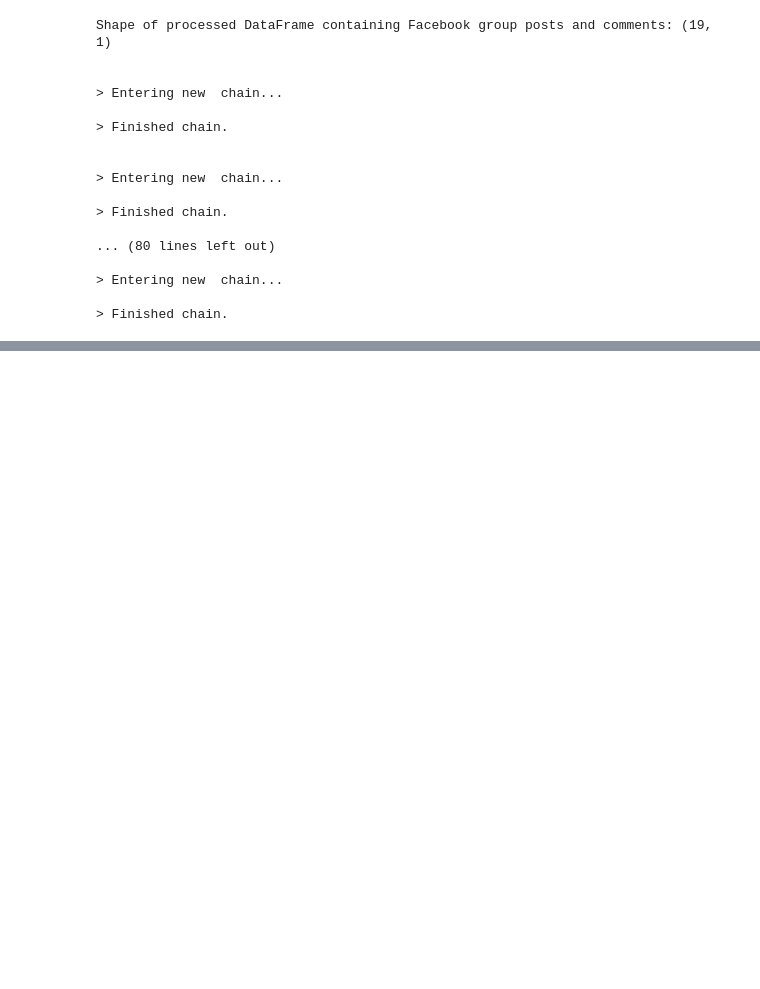
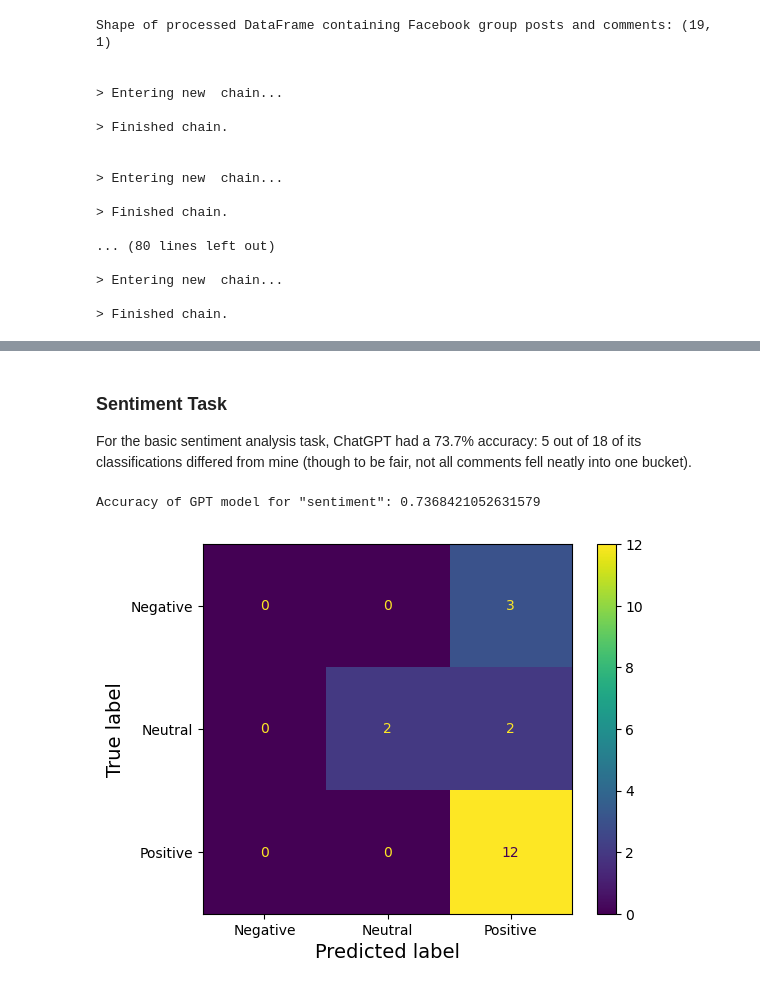
Before and after one commit to silvhua/ChatGPT-sentiment-analysis, a Jupyter notebook: notebooks/2023-07-04 portfolio notebook.ipynb, the cells around one changed output, grey strips where cells are left out. Drawn from its saved outputs; the diff is of its cells as text; code cells hidden in the pictures; blank space fills up the shorter version.

```diff
--- a/notebooks/2023-07-04 portfolio notebook.ipynb
+++ b/notebooks/2023-07-04 portfolio notebook.ipynb
@@ -504,0 +495,4 @@ create_df_from_response(response_dict[iteration_id])
+# %%
+
+results_dict = {iteration: create_df_from_response(response_dict[iteration])}
+results_dict[iteration]
@@ -504,0 +568,55 @@ create_df_from_response(response_dict[iteration_id])
+# %% [markdown]
+### Sentiment Task
+For the basic sentiment analysis task, ChatGPT had a 73.7% accuracy: 5 out of 18 of its classifications differed from mine (though to be fair, not all comments fell neatly into one bucket).
+# %%
+from sklearn.metrics import ConfusionMatrixDisplay
+from sklearn.metrics import accuracy_score
+import matplotlib.pyplot as plt
+
+def evaluate_GPT_results(results_df, GPT_label_column, human_labels):
+    """
+    Determine the accuracy of the GPT model by comparing its predictions to the human labels.
+
+    Parameters:
+        - results_df (pd.DataFrame): The dataframe containing the GPT predictions.
+        - GPT_label_column (str): The column name containing the GPT predictions.
+        - human_labels (pd.Series): The human labels.
+
+    Returns:
+        - accuracy (float): The accuracy of the GPT model.
+        - DataFrame of GPT predictions and human labels.
+        - confusion matrix (ConfusionMatrixDisplay): The confusion matrix of GPT predictions.
+
+    """
+    transformed_df = pd.DataFrame()
+    if GPT_label_column == 'respond':
+        transformed_df['GPT_label'] = results_df[GPT_label_column].apply(lambda x: 1 if x == 'Yes' else 0)
+        cm_display_labels = ['No', 'Yes']
+    else:
+        transformed_df['GPT_label'] = results_df[GPT_label_column].apply(lambda x: 1 if x == 'Positive' else -1 if x == 'Negative' else 0)
+        cm_display_labels = ['Negative', 'Neutral', 'Positive']
+    transformed_df['human_label'] = human_labels
+    transformed_df['wrong_prediction'] = transformed_df['GPT_label'] != transformed_df['human_label']
+    transformed_df['wrong_prediction'] = transformed_df['wrong_prediction'].apply(lambda x: 'Yes' if x else '')
+    accuracy = accuracy_score(transformed_df['human_label'], transformed_df['GPT_label'])
+    print(f'Accuracy of GPT model for "{GPT_label_column}": {accuracy}')
+    fig, ax = plt.subplots(nrows=1, ncols=1)
+    # ax = ax.flatten()
+    cm = ConfusionMatrixDisplay.from_predictions(
+        transformed_df['human_label'], transformed_df['GPT_label'], ax=ax,
+        display_labels=cm_display_labels);
+    ax.set_xticklabels(ax.get_xticklabels(), fontsize=10)
+    ax.set_xlabel(ax.get_xlabel(), fontsize=14)
+    ax.set_yticklabels(ax.get_yticklabels(), fontsize=10)
+    ax.set_ylabel(ax.get_ylabel(), fontsize=14)
+    return accuracy, transformed_df, fig
+
+cm_dict = dict()
+accuracy_dict = dict()
+transformed_df_dict = dict()
+
+accuracy_dict[iteration], transformed_df_dict[iteration], cm_dict[iteration] = evaluate_GPT_results(
+    results_dict[iteration], 'sentiment', sentiment_hl_dict);
+# %% [output]
+Accuracy of GPT model for "sentiment": 0.7368421052631579
+[figure, added]
```
Also changed, not shown: parts of 25 cells of this notebook.
